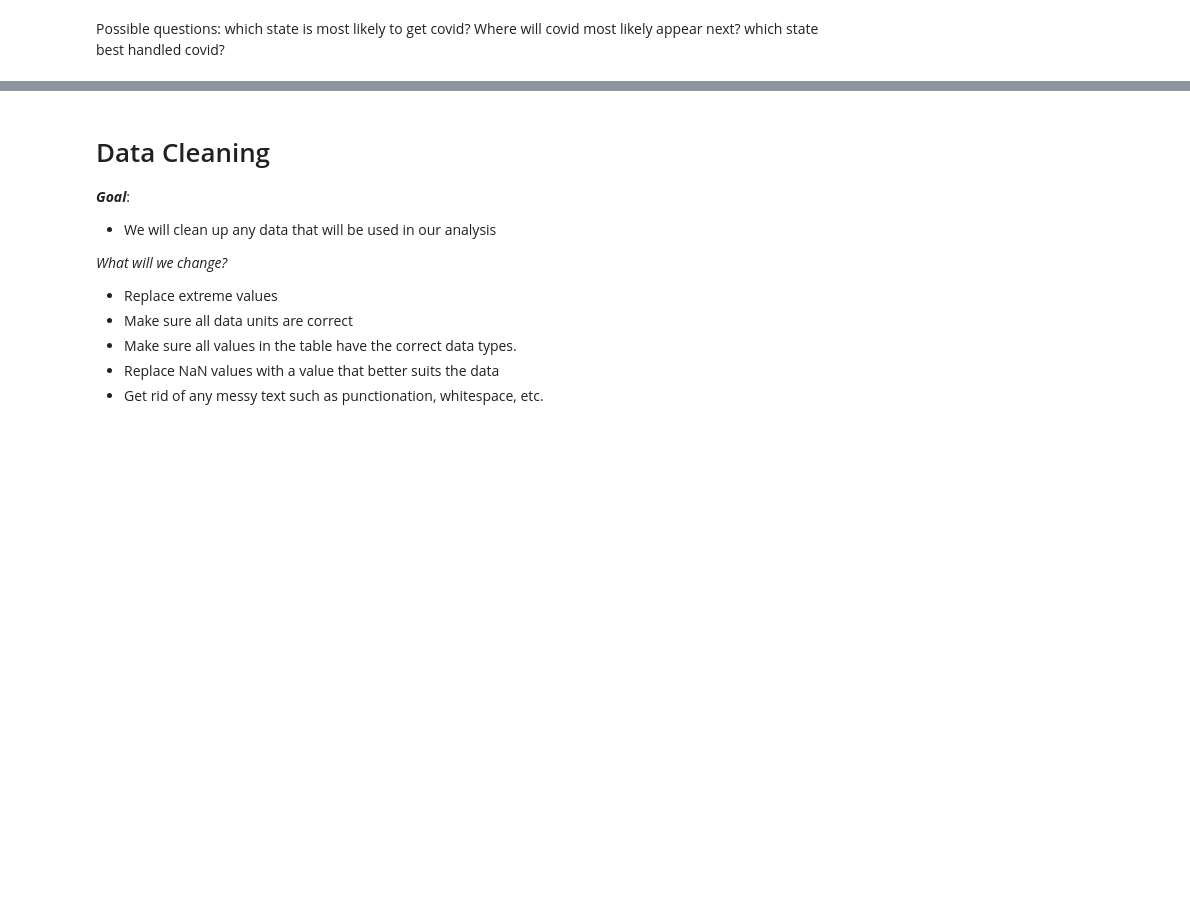
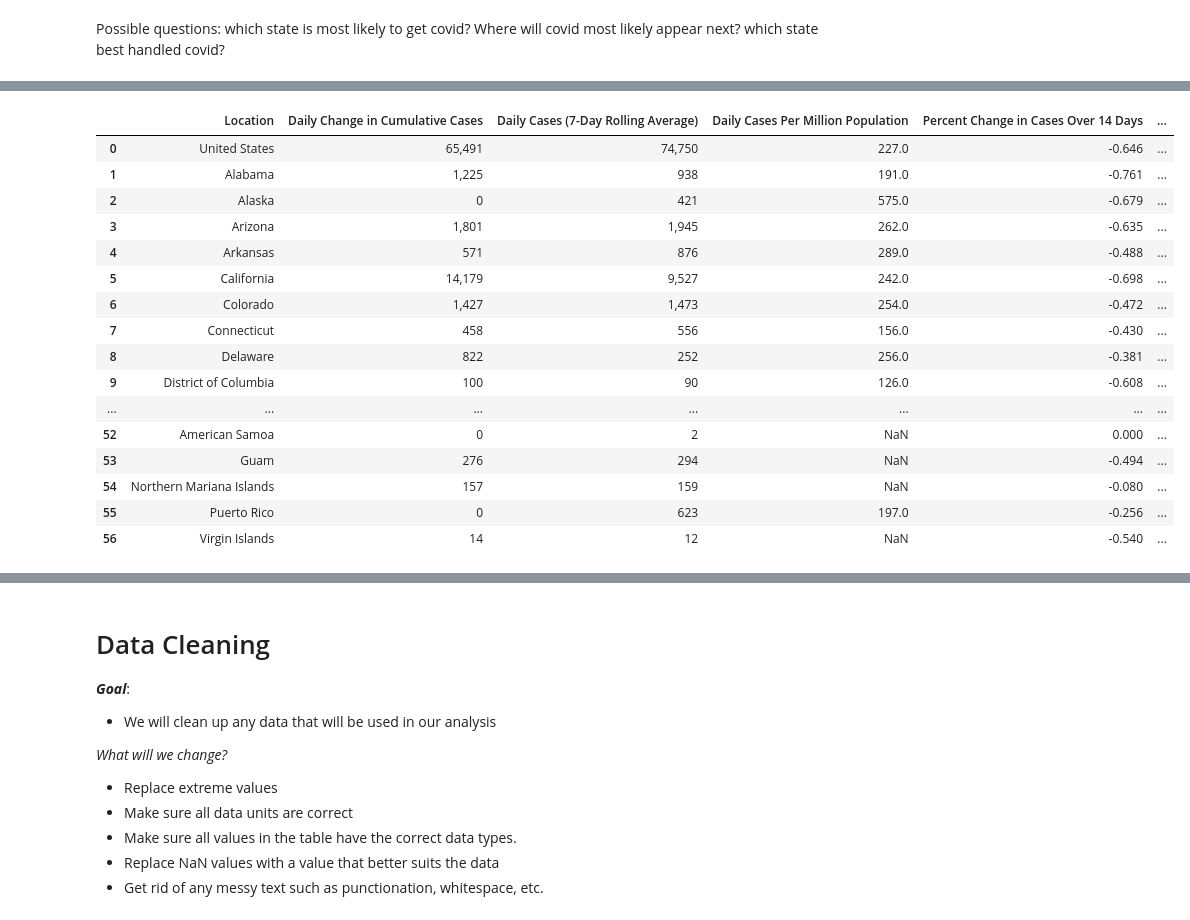
Before and after one commit to syao2017/Covid_Tracker, a Jupyter notebook: Project1.ipynb, the cells around one changed output, grey strips where cells are left out. Drawn from its saved outputs; the diff is of its cells as text; code cells hidden in the pictures; blank space fills up the shorter version.

```diff
--- a/Project1.ipynb
+++ b/Project1.ipynb
@@ -75,0 +67,20 @@ casesAndDeaths
+# %%
+DCasesAndDeaths
+# %% [output]
+|  | Location | Daily Change in Cumulative Cases | Daily Cases (7-Day Rolling Average) | Daily Cases Per Million Population | Percent Change in Cases Over 14 Days | ... |
+| 0 | United States | 65,491 | 74,750 | 227.0 | -0.646 | ... |
+| 1 | Alabama | 1,225 | 938 | 191.0 | -0.761 | ... |
+| 2 | Alaska | 0 | 421 | 575.0 | -0.679 | ... |
+| 3 | Arizona | 1,801 | 1,945 | 262.0 | -0.635 | ... |
+| 4 | Arkansas | 571 | 876 | 289.0 | -0.488 | ... |
+| 5 | California | 14,179 | 9,527 | 242.0 | -0.698 | ... |
+| 6 | Colorado | 1,427 | 1,473 | 254.0 | -0.472 | ... |
+| 7 | Connecticut | 458 | 556 | 156.0 | -0.430 | ... |
+| 8 | Delaware | 822 | 252 | 256.0 | -0.381 | ... |
+| 9 | District of Columbia | 100 | 90 | 126.0 | -0.608 | ... |
+| ... | ... | ... | ... | ... | ... | ... |
+| 52 | American Samoa | 0 | 2 | NaN | 0.000 | ... |
+| 53 | Guam | 276 | 294 | NaN | -0.494 | ... |
+| 54 | Northern Mariana Islands | 157 | 159 | NaN | -0.080 | ... |
+| 55 | Puerto Rico | 0 | 623 | 197.0 | -0.256 | ... |
+| 56 | Virgin Islands | 14 | 12 | NaN | -0.540 | ... |
```
Also changed, not shown: parts of 9 cells of this notebook.
